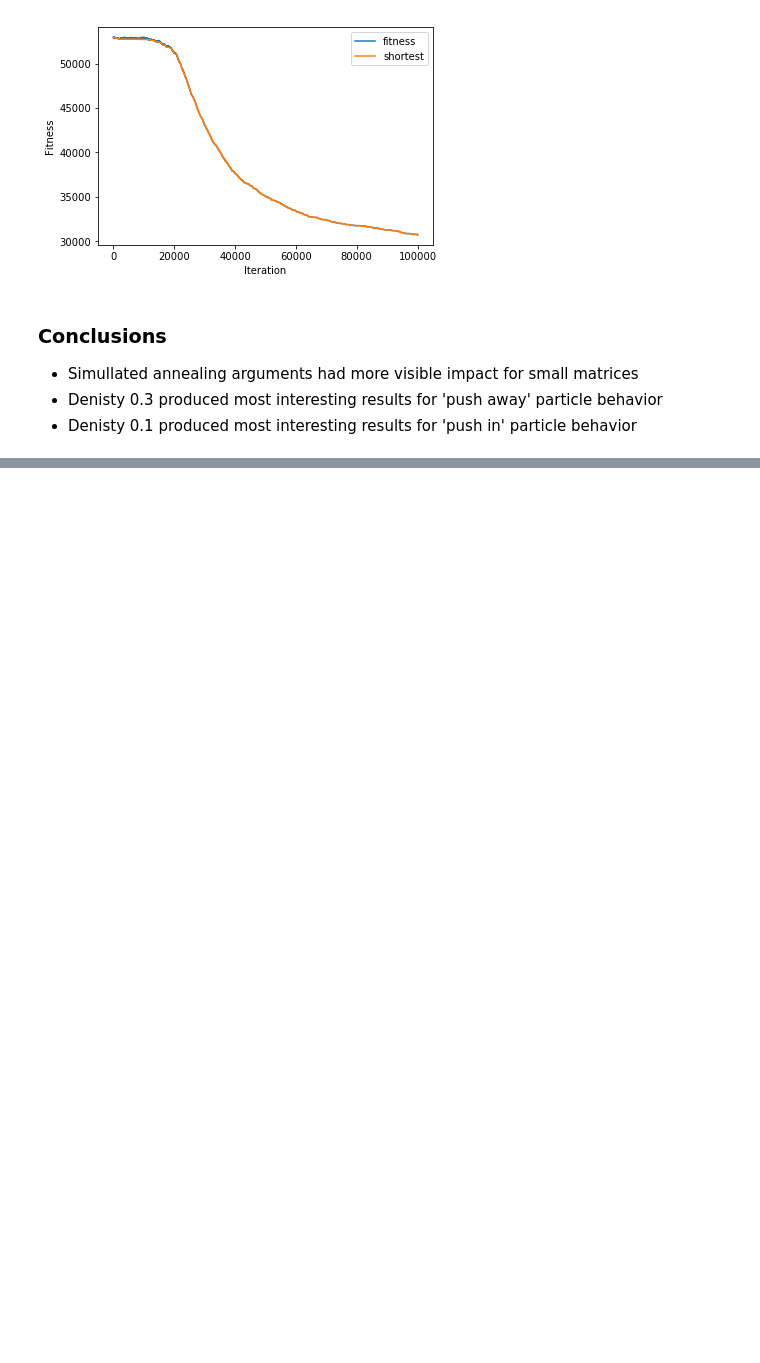
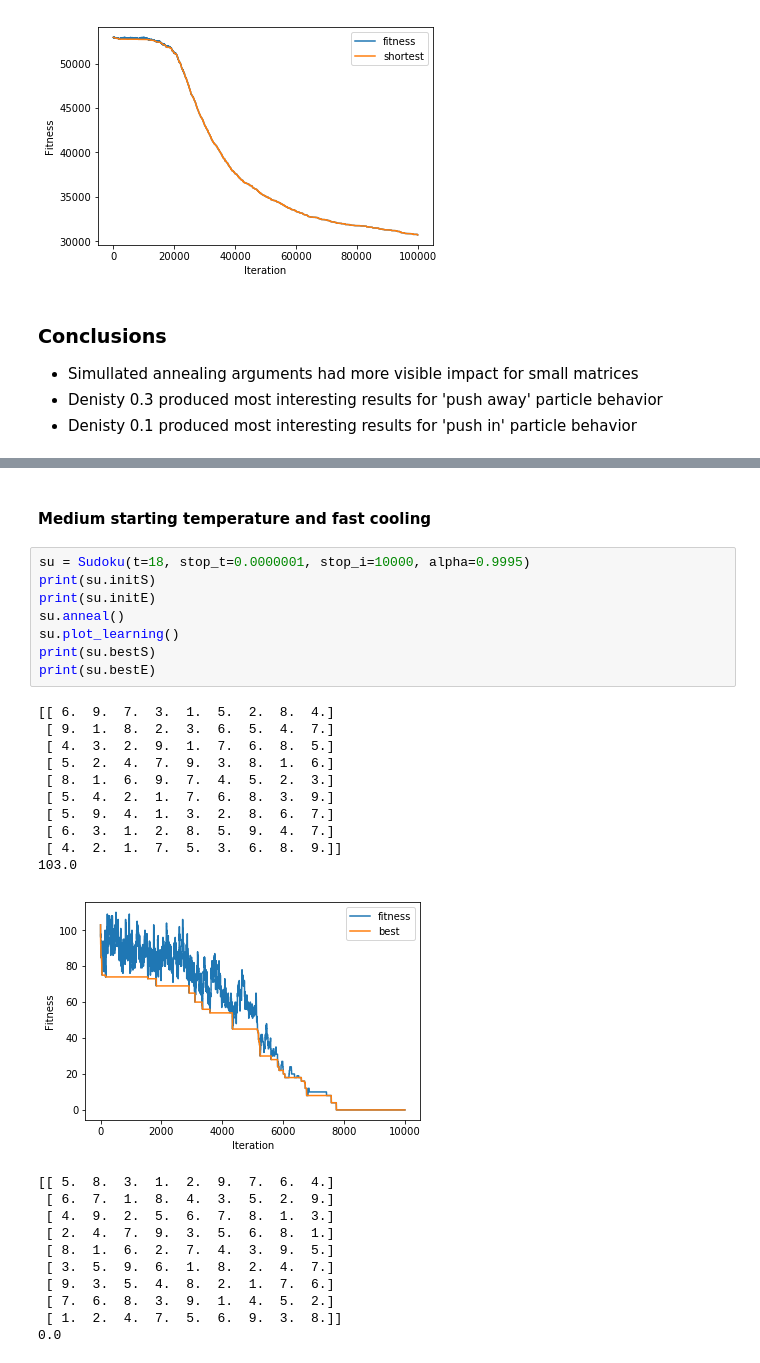
Before and after one commit to jasieksz/mownit, a Jupyter notebook: lab4/simulated_annealing_ex/lab4_sprawozdanie.ipynb, the cells around one changed output, grey strips where cells are left out. Saved outputs shown, nothing was run; the diff lists cells and outputs as text; blank space fills up the shorter version.

```diff
--- a/lab4/simulated_annealing_ex/lab4_sprawozdanie.ipynb
+++ b/lab4/simulated_annealing_ex/lab4_sprawozdanie.ipynb
@@ -557,0 +637,32 @@ bim.plot_learning()
+# %% [markdown]
+#### Medium starting temperature and fast cooling
+# %%
+su = Sudoku(t=18, stop_t=0.0000001, stop_i=10000, alpha=0.9995)
+print(su.initS)
+print(su.initE)
+su.anneal()
+su.plot_learning()
+print(su.bestS)
+print(su.bestE)
+# %% [output]
+[[ 6.  9.  7.  3.  1.  5.  2.  8.  4.]
+ [ 9.  1.  8.  2.  3.  6.  5.  4.  7.]
+ [ 4.  3.  2.  9.  1.  7.  6.  8.  5.]
+ [ 5.  2.  4.  7.  9.  3.  8.  1.  6.]
+ [ 8.  1.  6.  9.  7.  4.  5.  2.  3.]
+ [ 5.  4.  2.  1.  7.  6.  8.  3.  9.]
+ [ 5.  9.  4.  1.  3.  2.  8.  6.  7.]
+ [ 6.  3.  1.  2.  8.  5.  9.  4.  7.]
+ [ 4.  2.  1.  7.  5.  3.  6.  8.  9.]]
+103.0
+[figure, added]
+[[ 5.  8.  3.  1.  2.  9.  7.  6.  4.]
+ [ 6.  7.  1.  8.  4.  3.  5.  2.  9.]
+ [ 4.  9.  2.  5.  6.  7.  8.  1.  3.]
+ [ 2.  4.  7.  9.  3.  5.  6.  8.  1.]
+ [ 8.  1.  6.  2.  7.  4.  3.  9.  5.]
+ [ 3.  5.  9.  6.  1.  8.  2.  4.  7.]
+ [ 9.  3.  5.  4.  8.  2.  1.  7.  6.]
+ [ 7.  6.  8.  3.  9.  1.  4.  5.  2.]
+ [ 1.  2.  4.  7.  5.  6.  9.  3.  8.]]
+0.0
```
Also changed, not shown: parts of 14 cells of this notebook, 1 other file.
